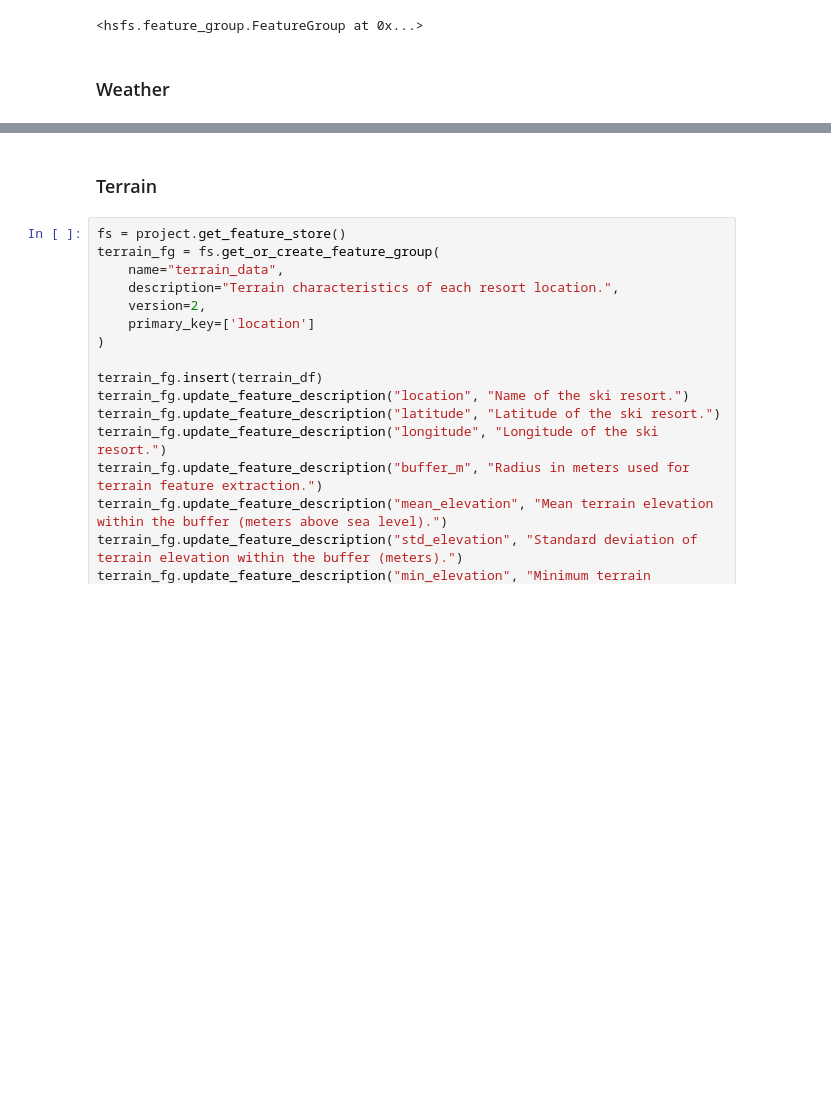
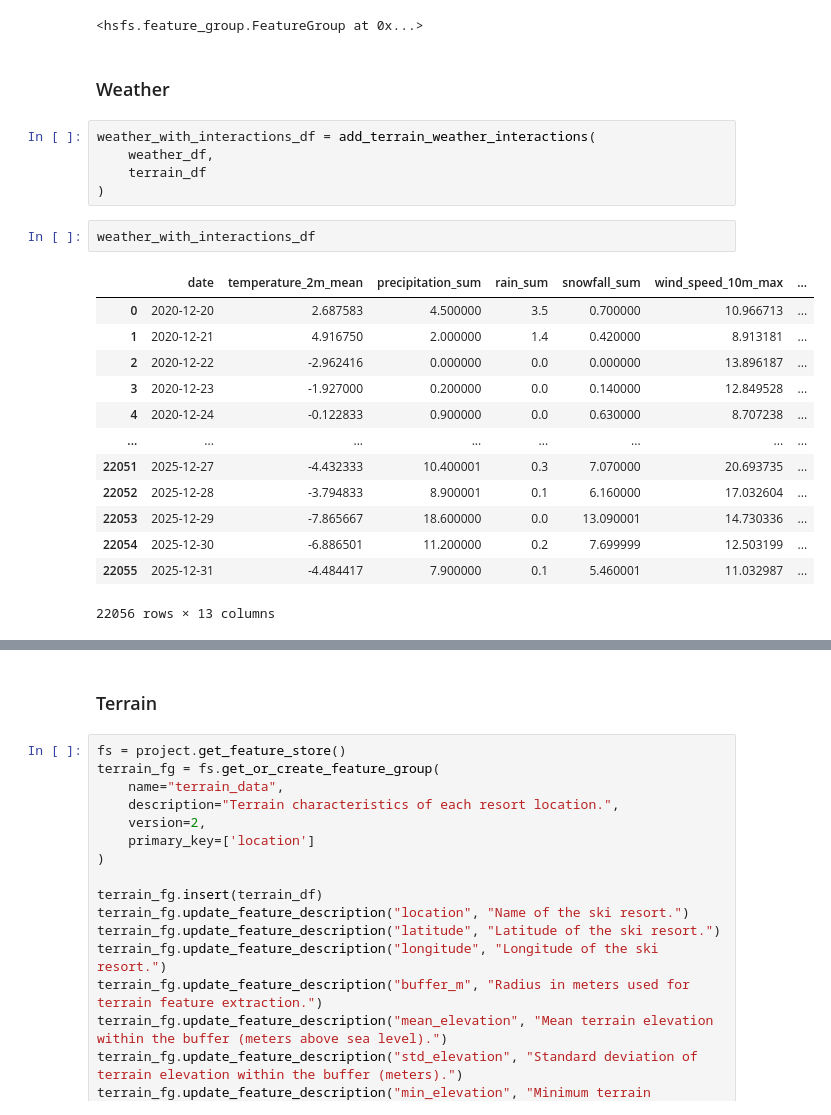
Before and after one commit to klari26/ID2223-Project, a Jupyter notebook: feature_backfill.ipynb, the cells around one changed output, grey strips where cells are left out. Cells and saved outputs as stored; diff of their text form; blank space fills up the shorter version.

Commit message:
add terrain features for models. Next: use lagged warnings

```diff
--- a/feature_backfill.ipynb
+++ b/feature_backfill.ipynb
@@ -308,5 +308,26 @@ https://eu-west.cloud.hopsworks.ai:443/p/2173/jobs/named/avalanche_warning_4_off
 <hsfs.feature_group.FeatureGroup at 0x...>
 # %% [markdown]
 ### Weather
+# %%
+weather_with_interactions_df = add_terrain_weather_interactions(
+    weather_df,
+    terrain_df
+)
+# %%
+weather_with_interactions_df
+# %% [output]
+|  | date | temperature_2m_mean | precipitation_sum | rain_sum | snowfall_sum | wind_speed_10m_max | ... |
+| 0 | 2020-12-20 | 2.687583 | 4.500000 | 3.5 | 0.700000 | 10.966713 | ... |
+| 1 | 2020-12-21 | 4.916750 | 2.000000 | 1.4 | 0.420000 | 8.913181 | ... |
+| 2 | 2020-12-22 | -2.962416 | 0.000000 | 0.0 | 0.000000 | 13.896187 | ... |
+| 3 | 2020-12-23 | -1.927000 | 0.200000 | 0.0 | 0.140000 | 12.849528 | ... |
+| 4 | 2020-12-24 | -0.122833 | 0.900000 | 0.0 | 0.630000 | 8.707238 | ... |
+| ... | ... | ... | ... | ... | ... | ... | ... |
+| 22051 | 2025-12-27 | -4.432333 | 10.400001 | 0.3 | 7.070000 | 20.693735 | ... |
+| 22052 | 2025-12-28 | -3.794833 | 8.900001 | 0.1 | 6.160000 | 17.032604 | ... |
+| 22053 | 2025-12-29 | -7.865667 | 18.600000 | 0.0 | 13.090001 | 14.730336 | ... |
+| 22054 | 2025-12-30 | -6.886501 | 11.200000 | 0.2 | 7.699999 | 12.503199 | ... |
+| 22055 | 2025-12-31 | -4.484417 | 7.900000 | 0.1 | 5.460001 | 11.032987 | ... |
+22056 rows × 13 columns
 # %%
 import great_expectations as ge
```
Also changed, not shown: parts of 4 cells of this notebook, 28 other files.
